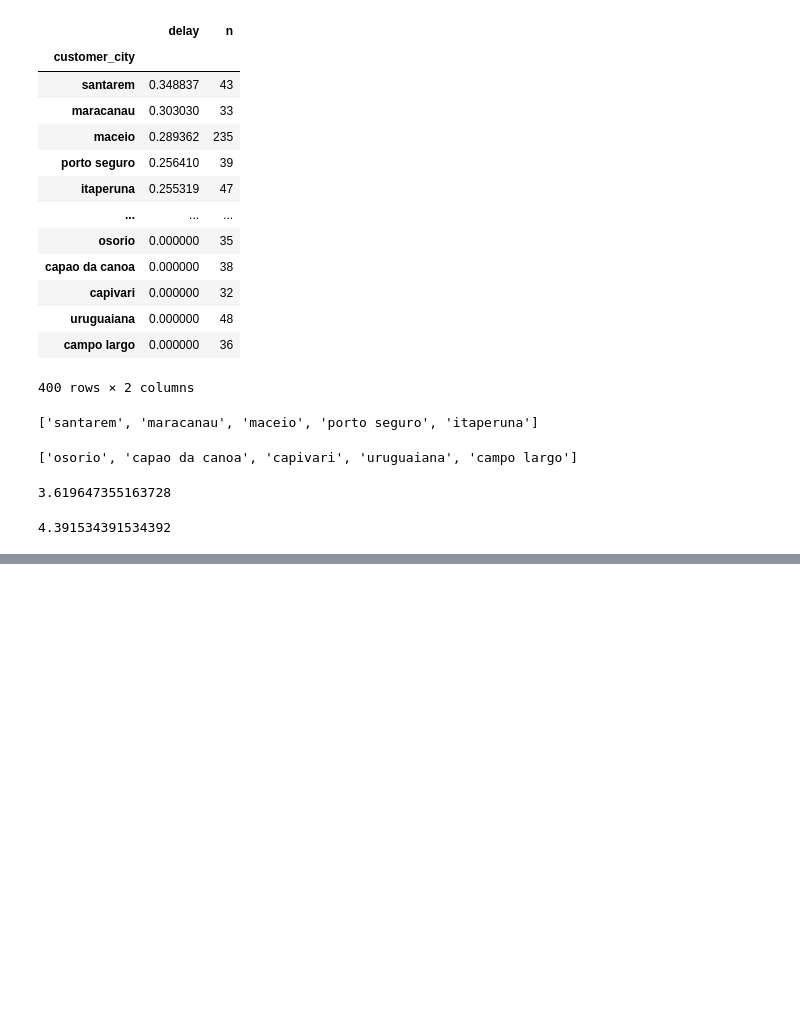
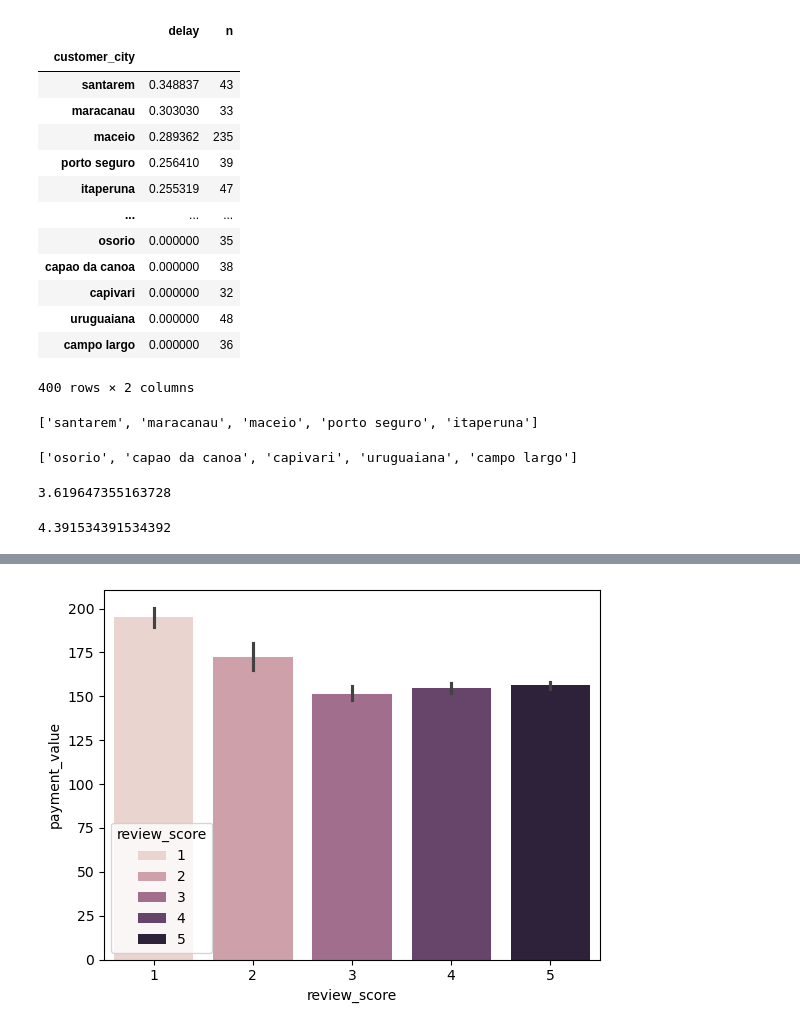
Before and after one commit to taaesu/olist_analysis, a Jupyter notebook: olist_analysis.ipynb, the cells around one changed output, grey strips where cells are left out. Saved outputs shown, nothing was run; the diff lists cells and outputs as text; code cells hidden in the pictures; blank space fills up the shorter version.

Commit message:
payment_installments

```diff
--- a/olist_analysis.ipynb
+++ b/olist_analysis.ipynb
@@ -467,0 +681,3 @@ pd.read_sql(query,conn).query('delay_days.notna()').query('customer_city in @bot
+# %%
+df_payment_value = pd.read_sql("SELECT * FROM ORDER_PAYMENTS", conn).groupby('order_id').agg({'payment_value':'sum'})
+df_payment_value
@@ -467,0 +699,3 @@ pd.read_sql(query,conn).query('delay_days.notna()').query('customer_city in @bot
+# %%
+df = pd.read_sql("SELECT order_id, review_score FROM ORDER_REVIEWS",conn).merge(df_payment_value, on= 'order_id')
+df
@@ -467,0 +716,4 @@ pd.read_sql(query,conn).query('delay_days.notna()').query('customer_city in @bot
+# %%
+sns.barplot(data=df, x='review_score', y='payment_value', hue='review_score');
+# %% [output]
+[figure, added]
```
Also changed, not shown: parts of 43 cells of this notebook.
